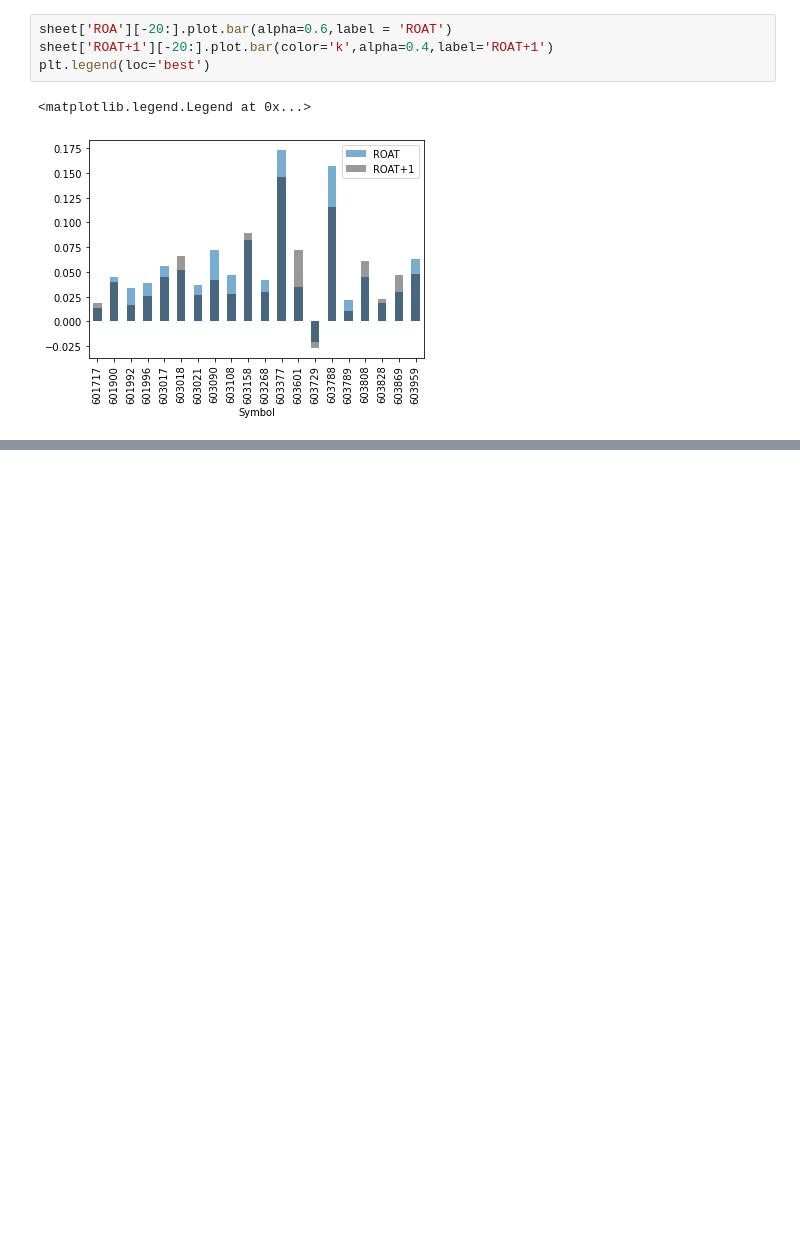
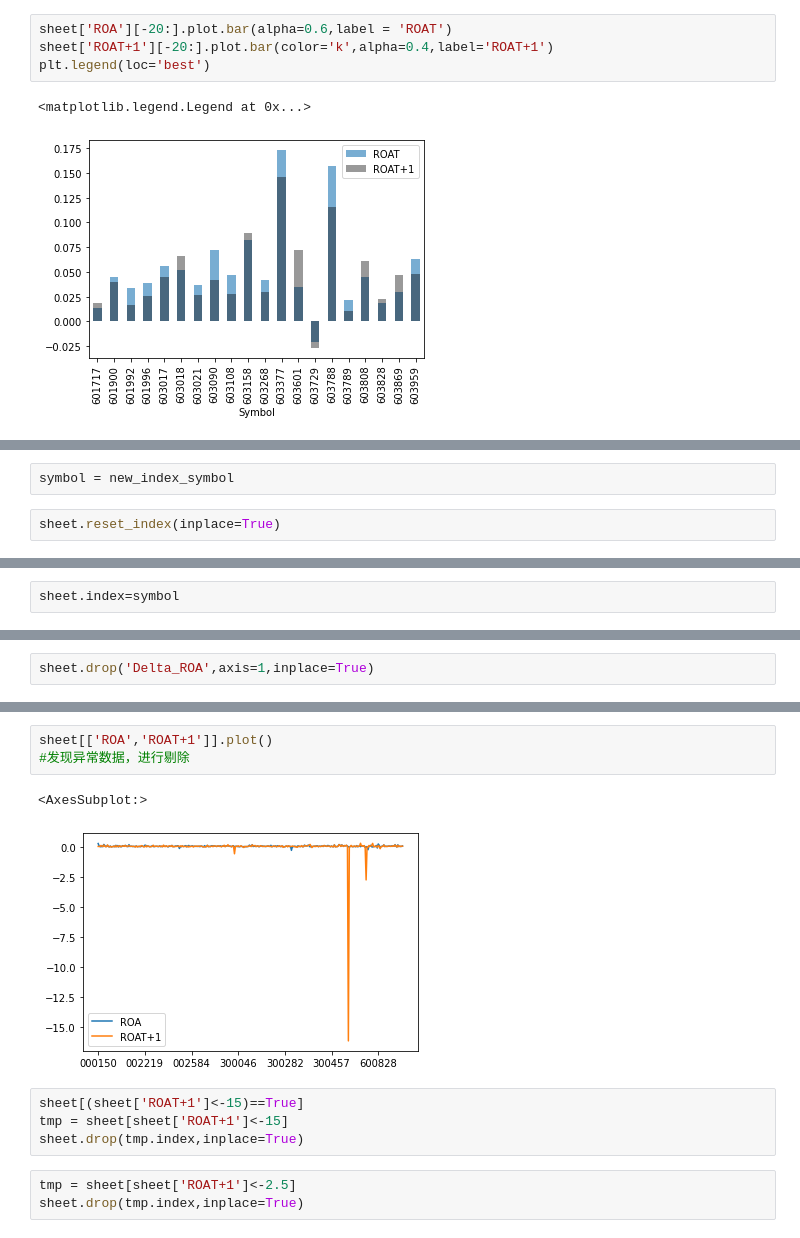
Before and after one commit to YunmaoLeo/Python-DataAnalysis-FInancialEvent-Lejie, a Jupyter notebook: Data-Visualization on M&A.ipynb, the cells around one changed output, grey strips where cells are left out. Saved outputs shown, nothing was run; the diff lists cells and outputs as text; blank space fills up the shorter version.

```diff
--- a/Data-Visualization on M&A.ipynb
+++ b/Data-Visualization on M&A.ipynb
@@ -84,0 +97,4 @@ plt.legend(loc='best')
+# %%
+symbol = new_index_symbol
+# %%
+sheet.reset_index(inplace=True)
@@ -84,0 +103,2 @@ plt.legend(loc='best')
+# %%
+sheet.index=symbol
@@ -84,0 +127,2 @@ plt.legend(loc='best')
+# %%
+sheet.drop('Delta_ROA',axis=1,inplace=True)
@@ -84,0 +149,13 @@ plt.legend(loc='best')
+# %%
+sheet[['ROA','ROAT+1']].plot()
+#发现异常数据，进行剔除
+# %% [output]
+<AxesSubplot:>
+[figure, added]
+# %%
+sheet[(sheet['ROAT+1']<-15)==True]
+tmp = sheet[sheet['ROAT+1']<-15]
+sheet.drop(tmp.index,inplace=True)
+# %%
+tmp = sheet[sheet['ROAT+1']<-2.5]
+sheet.drop(tmp.index,inplace=True)
```
Also changed, not shown: parts of 38 cells of this notebook, 10 other files.
